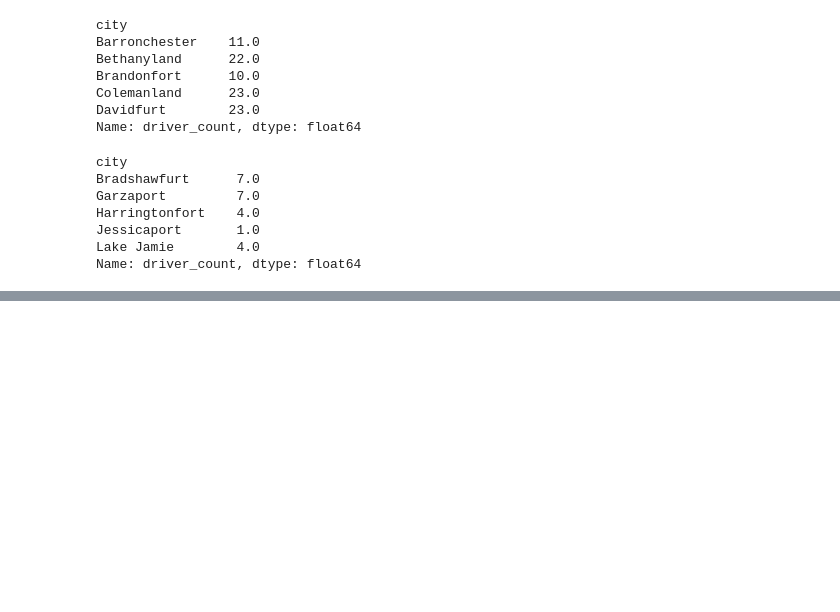
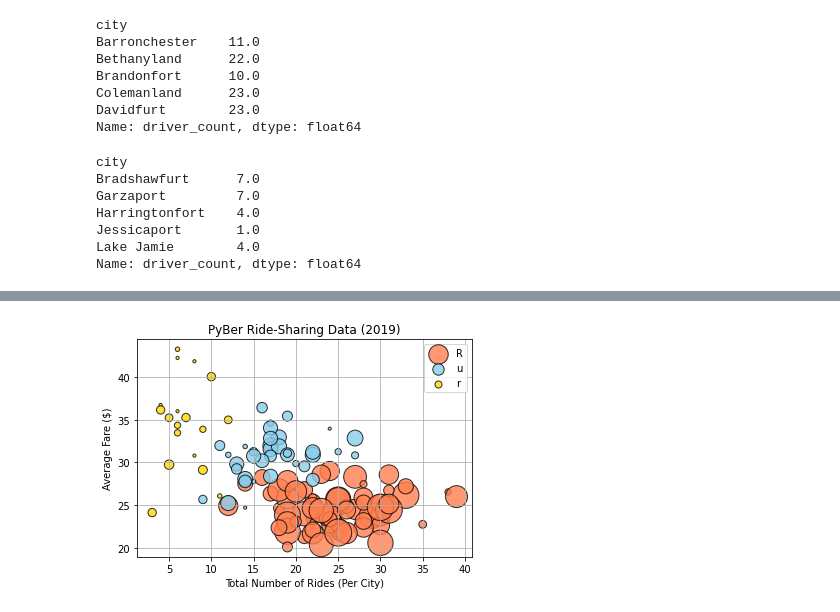
Before and after one commit to joszpr/PyBer_Analysis, a Jupyter notebook: PyBer.ipynb, the cells around one changed output, grey strips where cells are left out. Cells and saved outputs as stored; diff of their text form; code cells hidden in the pictures; blank space fills up the shorter version.

```diff
--- a/PyBer.ipynb
+++ b/PyBer.ipynb
@@ -267,0 +308,28 @@ Name: driver_count, dtype: float64
+# %%
+plt.scatter(urban_ride_count, urban_avg_fare, s=(urban_driver_count*10), color="Coral", edgecolor="black",
+            linewidths=1, alpha=0.8, label="Urban")
+plt.xlabel("Total Number of Rides (Per City)")
+plt.ylabel("Average Fare ($)")
+plt.title("PyBer Ride-Sharing Data (2019)")
+plt.legend("Urban")
+plt.grid(True)
+
+plt.scatter(suburban_ride_count, suburban_avg_fare, s=(suburban_driver_count*10), color="skyblue", edgecolor="black",
+            linewidths=1, alpha=0.8, label="Suburban")
+plt.xlabel("Total Number of Rides (Per City)")
+plt.ylabel("Average Fare ($)")
+plt.title("PyBer Ride-Sharing Data (2019)")
+plt.legend("Suburban")
+plt.grid(True)
+
+plt.scatter(rural_ride_count, rural_avg_fare, s=(rural_driver_count*10), color="gold", edgecolor="black",
+            linewidths=1, alpha=0.8, label="Rural")
+plt.xlabel("Total Number of Rides (Per City)")
+plt.ylabel("Average Fare ($)")
+plt.title("PyBer Ride-Sharing Data (2019)")
+plt.legend("Rural")
+plt.grid(True)
+
+plt.show()
+# %% [output]
+[figure, added]
```
Also changed, not shown: parts of 4 cells of this notebook.
